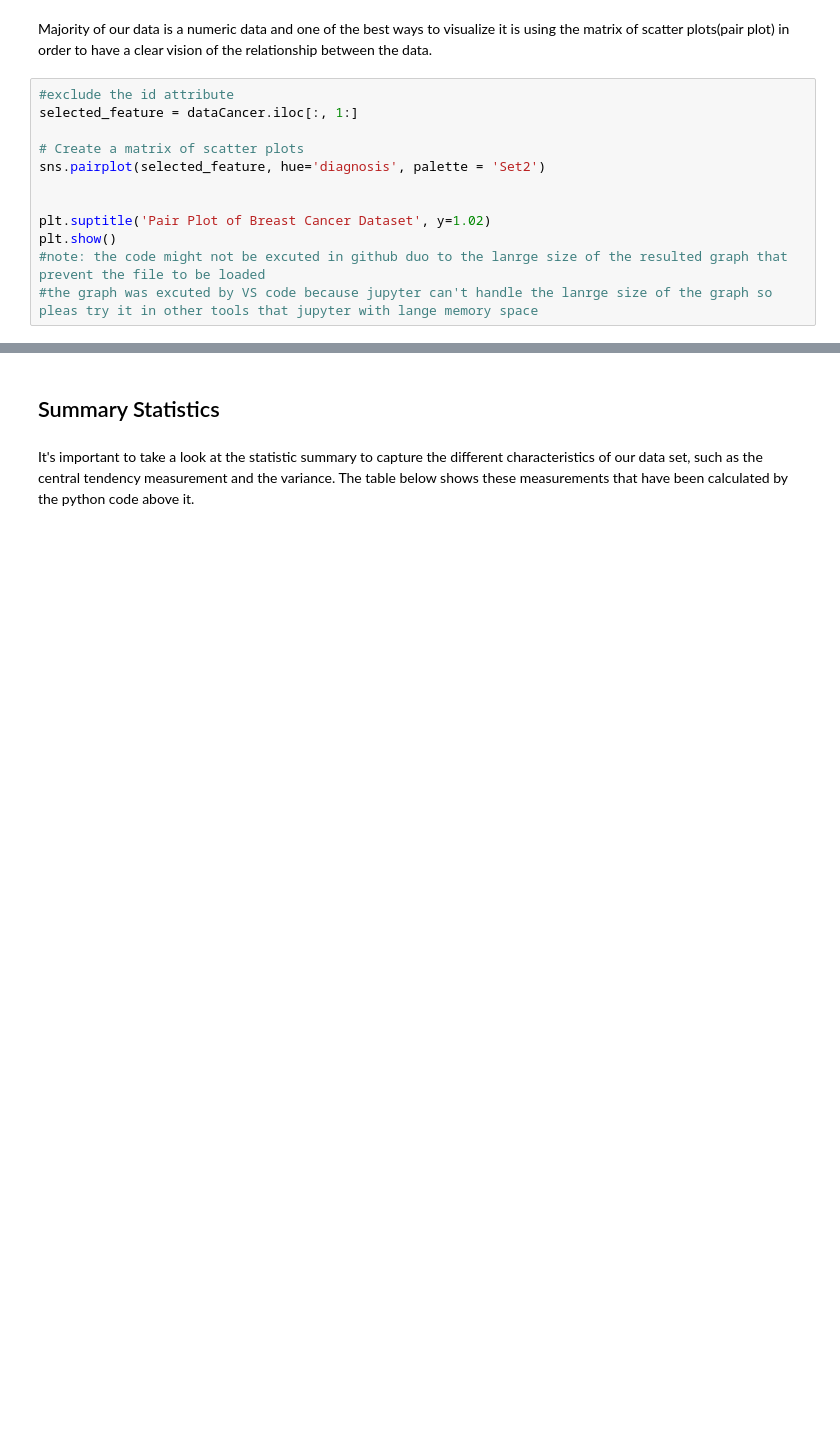
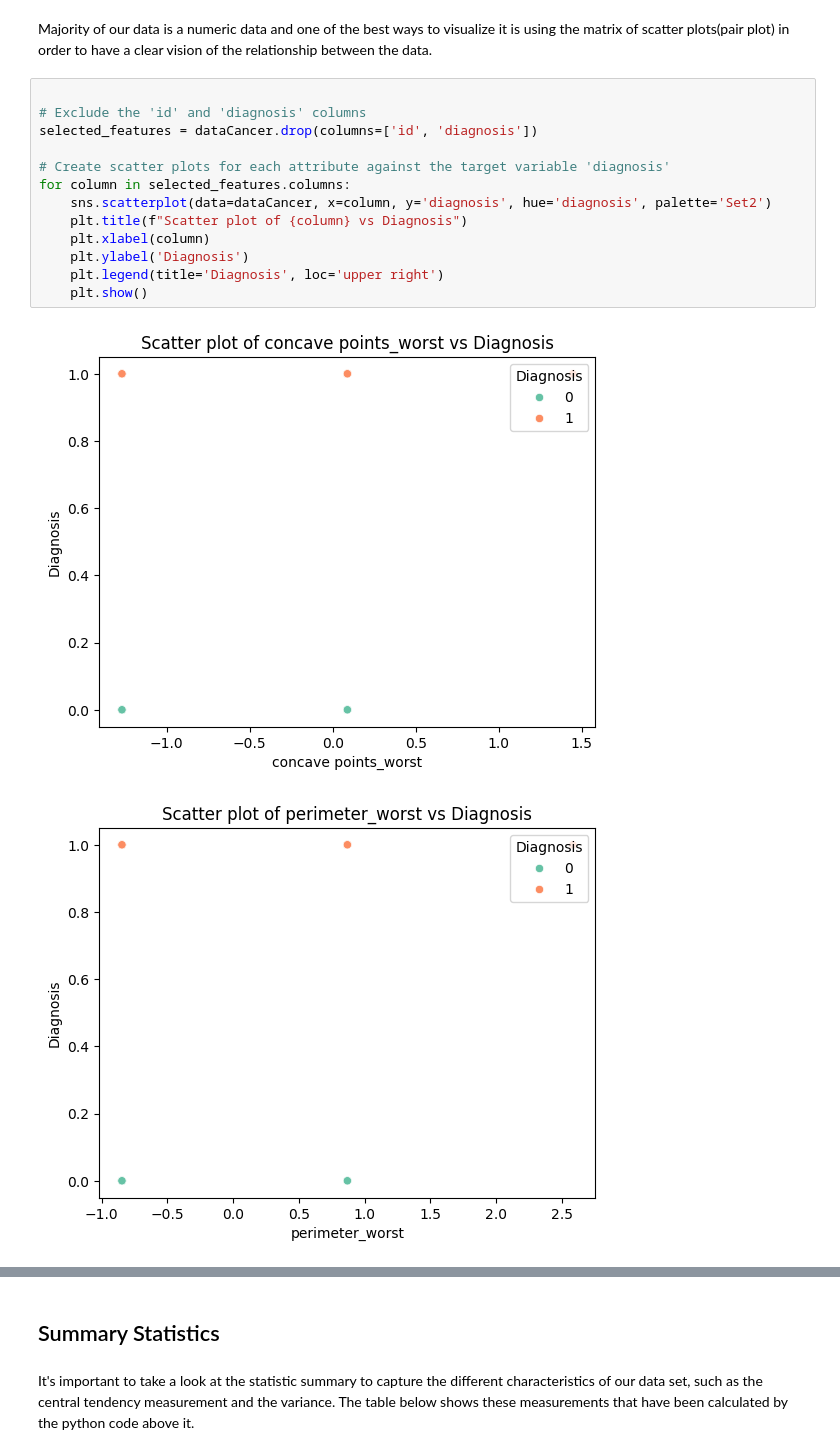
Before and after one commit to Tarfah-Amin/Data-mining, a Jupyter notebook: Phase2.ipynb, the cells around one changed output, grey strips where cells are left out. Saved outputs shown, nothing was run; the diff lists cells and outputs as text; blank space fills up the shorter version.

```diff
--- a/Phase2.ipynb
+++ b/Phase2.ipynb
@@ -323,14 +434,18 @@ plt.show()
 # %% [markdown]
 Majority of our data is a numeric data and one of the best ways to visualize it is using the matrix of scatter plots(pair plot) in order to have a clear vision of the relationship between the data.
 # %%
-#exclude the id attribute
-selected_feature = dataCancer.iloc[:, 1:]
 
-# Create a matrix of scatter plots
-sns.pairplot(selected_feature, hue='diagnosis', palette = 'Set2')
+# Exclude the 'id' and 'diagnosis' columns
+selected_features = dataCancer.drop(columns=['id', 'diagnosis'])
 
-
-plt.suptitle('Pair Plot of Breast Cancer Dataset', y=1.02)
-plt.show()
-#note: the code might not be excuted in github duo to the lanrge size of the resulted graph that prevent the file to be loaded
-#the graph was excuted by VS code because jupyter can't handle the lanrge size of the graph so pleas try it in other tools that jupyter with lange memory space
+# Create scatter plots for each attribute against the target variable 'diagnosis'
+for column in selected_features.columns:
+    sns.scatterplot(data=dataCancer, x=column, y='diagnosis', hue='diagnosis', palette='Set2')
+    plt.title(f"Scatter plot of {column} vs Diagnosis")
+    plt.xlabel(column)
+    plt.ylabel('Diagnosis')
+    plt.legend(title='Diagnosis', loc='upper right')
+    plt.show()
+# %% [output]
+[figure, added]
+[figure, added]
```
Also changed, not shown: parts of 17 cells of this notebook.
